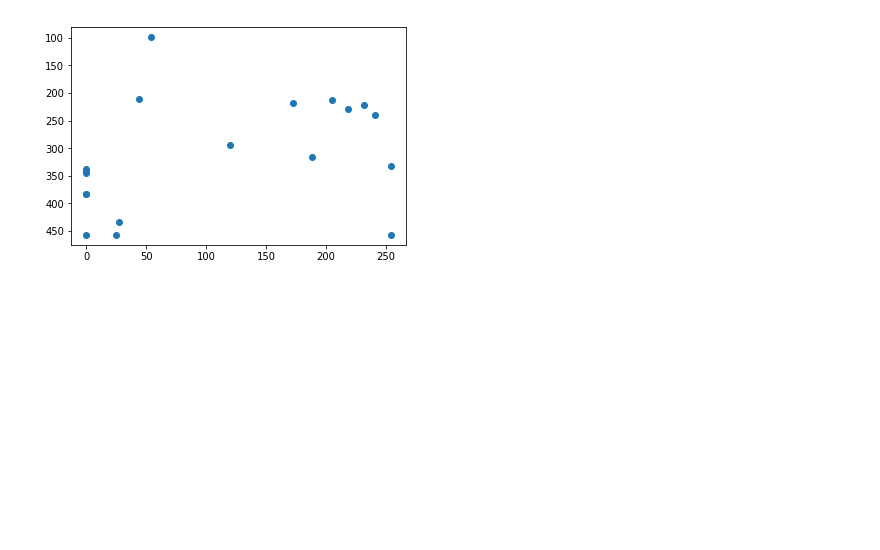
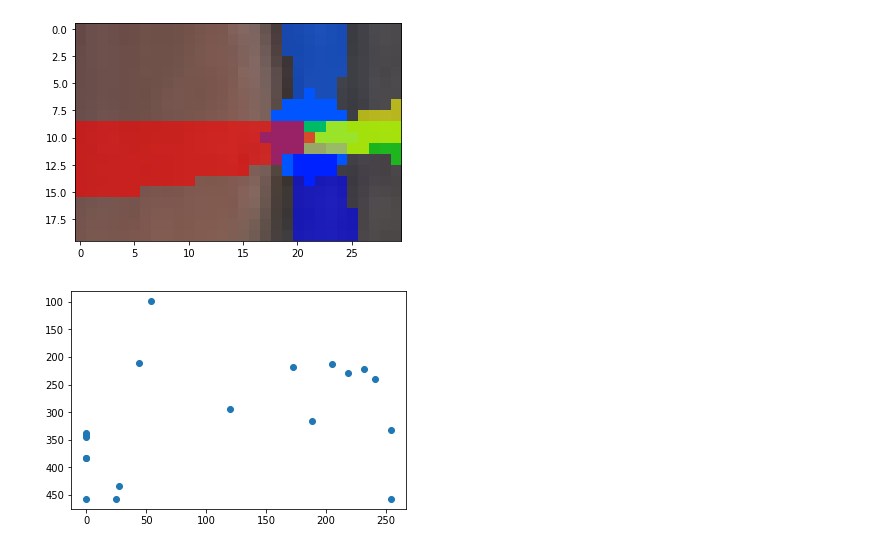
Before and after one commit to rhettdsouza13/Pose-Tracking, a Jupyter notebook: playground.ipynb, the cells around one changed output. Saved outputs shown, nothing was run; the diff lists cells and outputs as text; code cells hidden in the pictures; blank space fills up the shorter version.

```diff
--- a/playground.ipynb
+++ b/playground.ipynb
@@ -82,3 +81,7 @@ array([[ 1.        ,  4.        ,  7.        ,  8.        ,  9.        ,
+# %%
+SI(canvas[820:840,530:560])
+# %% [output]
+[figure, added]
 # %%
 # x and y coordinates of each subset.
 # subset: n*20 array, 0-17 is the index in candidate, 18 is the total score, 19 is the total parts.
```
Also changed, not shown: parts of 57 cells of this notebook.
